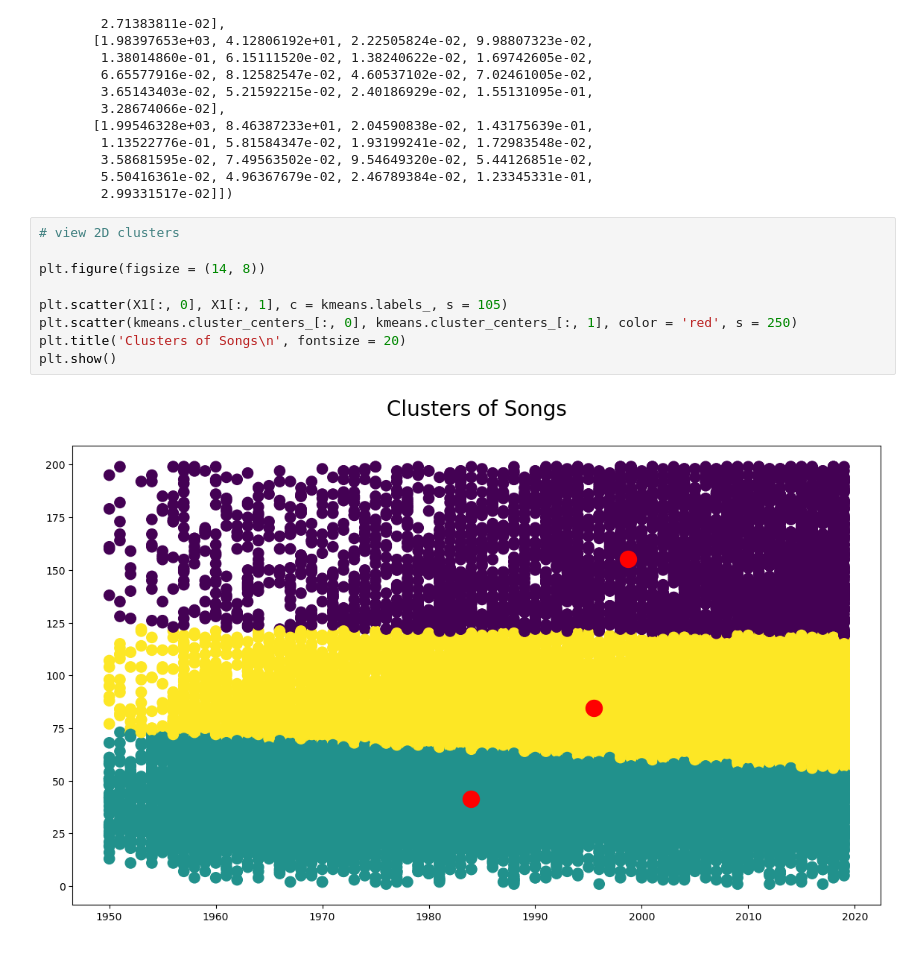
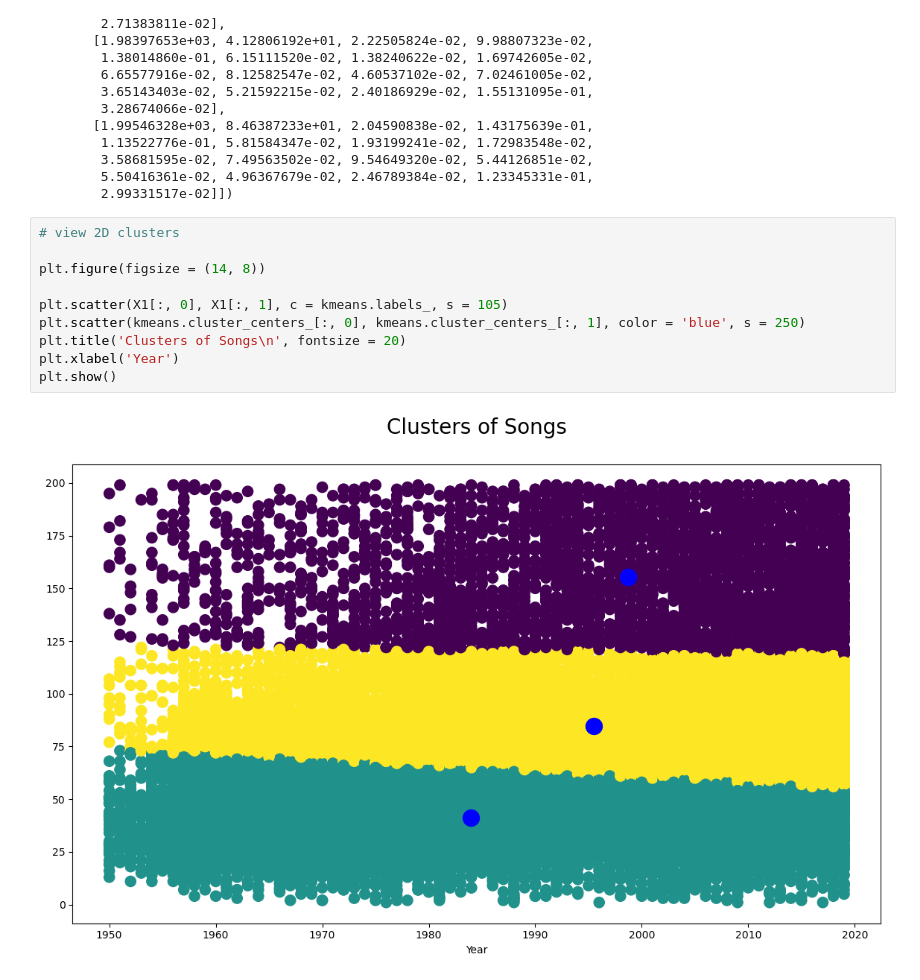
Before and after one commit to walcotttt/recommendation_algo, a Jupyter notebook: modeling.ipynb, the cells around one changed output. Saved outputs shown, nothing was run; the diff lists cells and outputs as text.

```diff
--- a/modeling.ipynb
+++ b/modeling.ipynb
@@ -112,11 +112,12 @@ array([[1.99873154e+03, 1.55332910e+02, 1.87687273e-02, 1.18676205e-01,
 # %%
 # view 2D clusters
 
 plt.figure(figsize = (14, 8))
 
 plt.scatter(X1[:, 0], X1[:, 1], c = kmeans.labels_, s = 105)
-plt.scatter(kmeans.cluster_centers_[:, 0], kmeans.cluster_centers_[:, 1], color = 'red', s = 250)
+plt.scatter(kmeans.cluster_centers_[:, 0], kmeans.cluster_centers_[:, 1], color = 'blue', s = 250)
 plt.title('Clusters of Songs\n', fontsize = 20)
+plt.xlabel('Year')
 plt.show()
 # %% [output]
-[figure, old version]
+[figure, new version]
```
Also changed, not shown: 1 other file.
